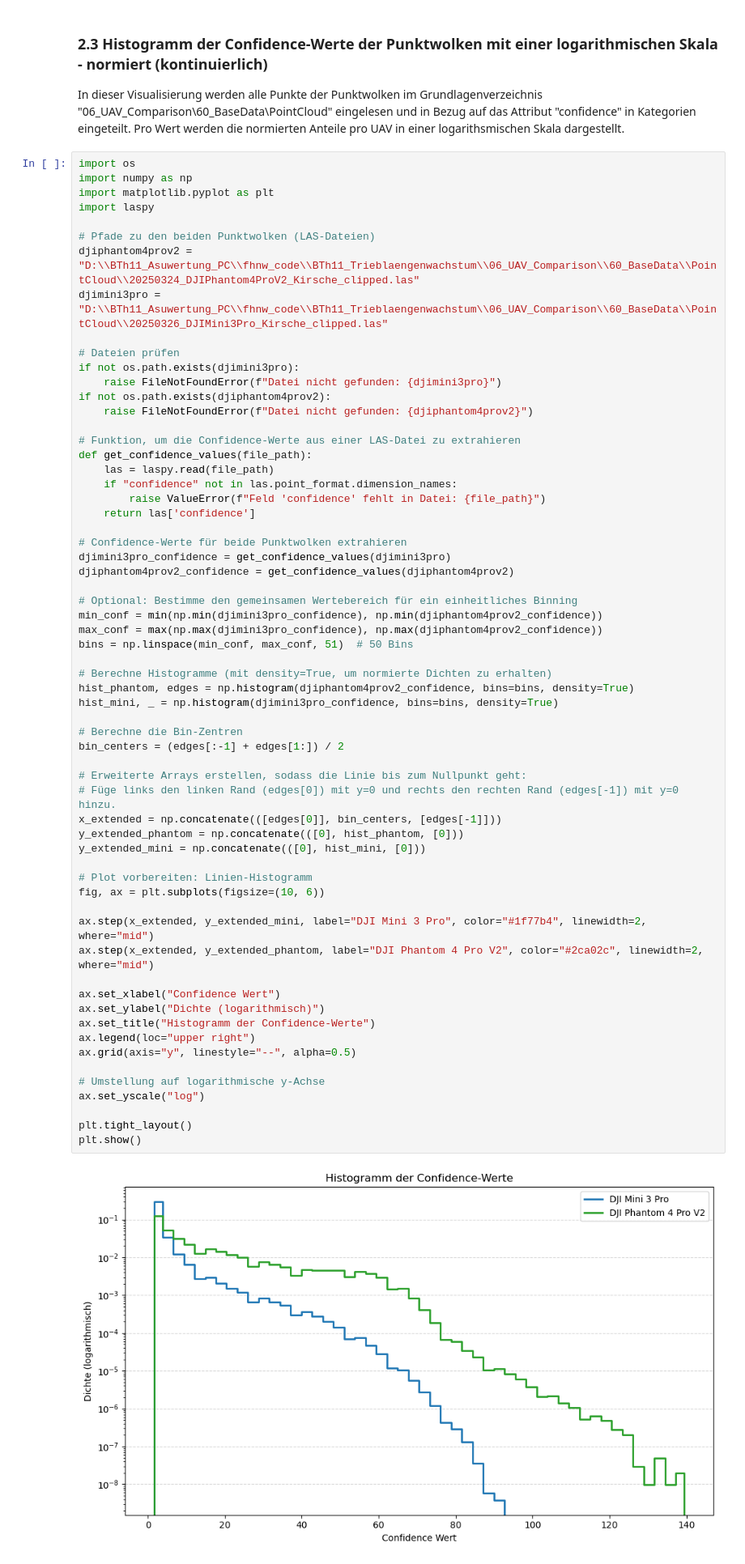
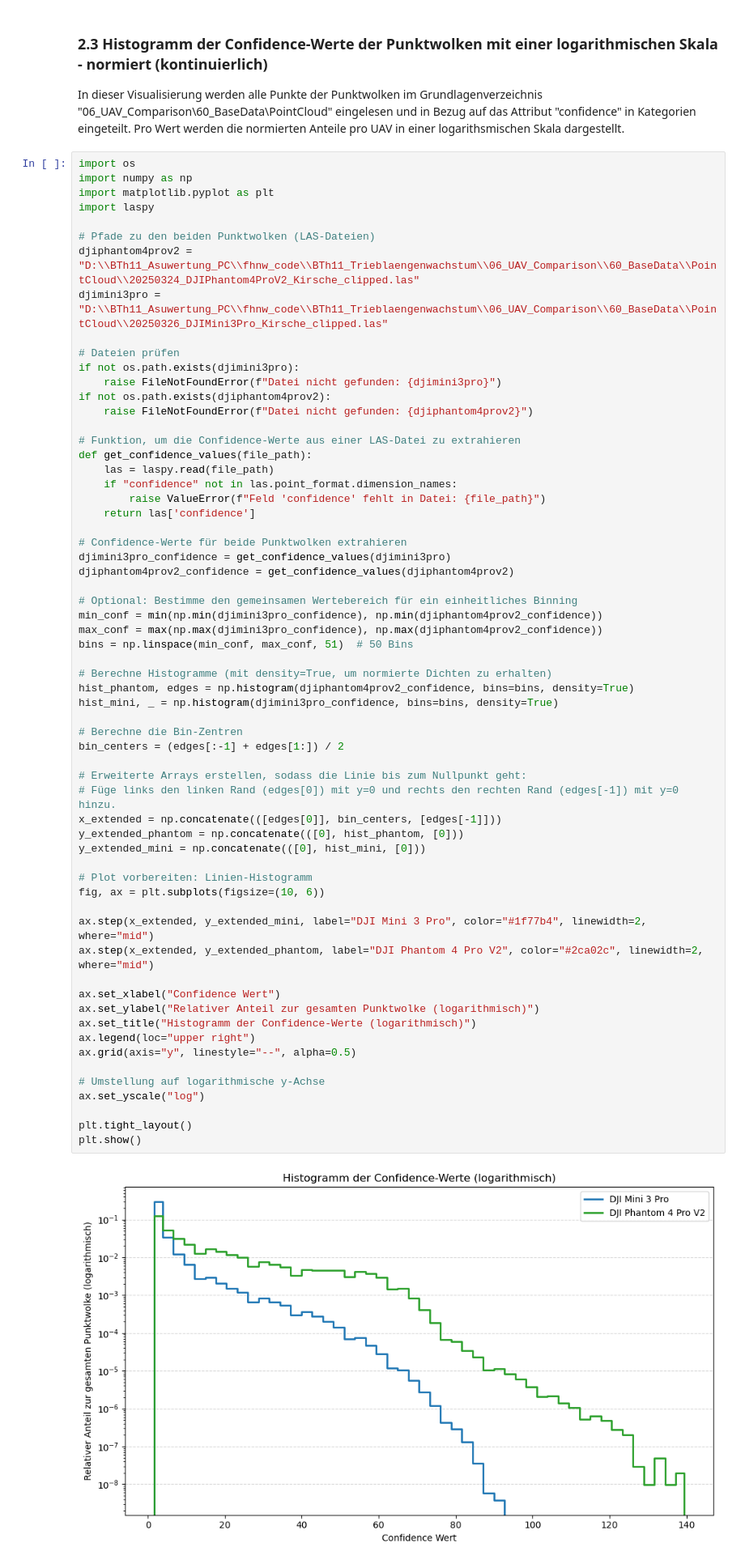
Before and after one commit to naamp/BTh11_Trieblaengenwachstum, a Jupyter notebook: 06_UAV_Comparison/06_B_UAV_Comparison_PointCloud_Confidence.ipynb, the cells around one changed output. Shown: that part at 81% size. Cells and saved outputs as stored; diff of their text form.

```diff
--- a/06_UAV_Comparison/06_B_UAV_Comparison_PointCloud_Confidence.ipynb
+++ b/06_UAV_Comparison/06_B_UAV_Comparison_PointCloud_Confidence.ipynb
@@ -279,33 +279,33 @@ bins = np.linspace(min_conf, max_conf, 51)  # 50 Bins
 
 # Berechne Histogramme (mit density=True, um normierte Dichten zu erhalten)
 hist_phantom, edges = np.histogram(djiphantom4prov2_confidence, bins=bins, density=True)
 hist_mini, _ = np.histogram(djimini3pro_confidence, bins=bins, density=True)
 
 # Berechne die Bin-Zentren
 bin_centers = (edges[:-1] + edges[1:]) / 2
 
 # Erweiterte Arrays erstellen, sodass die Linie bis zum Nullpunkt geht:
 # Füge links den linken Rand (edges[0]) mit y=0 und rechts den rechten Rand (edges[-1]) mit y=0 hinzu.
 x_extended = np.concatenate(([edges[0]], bin_centers, [edges[-1]]))
 y_extended_phantom = np.concatenate(([0], hist_phantom, [0]))
 y_extended_mini = np.concatenate(([0], hist_mini, [0]))
 
 # Plot vorbereiten: Linien-Histogramm
 fig, ax = plt.subplots(figsize=(10, 6))
 
 ax.step(x_extended, y_extended_mini, label="DJI Mini 3 Pro", color="#1f77b4", linewidth=2, where="mid")
 ax.step(x_extended, y_extended_phantom, label="DJI Phantom 4 Pro V2", color="#2ca02c", linewidth=2, where="mid")
 
 ax.set_xlabel("Confidence Wert")
-ax.set_ylabel("Dichte (logarithmisch)")
-ax.set_title("Histogramm der Confidence-Werte")
+ax.set_ylabel("Relativer Anteil zur gesamten Punktwolke (logarithmisch)")
+ax.set_title("Histogramm der Confidence-Werte (logarithmisch)")
 ax.legend(loc="upper right")
 ax.grid(axis="y", linestyle="--", alpha=0.5)
 
 # Umstellung auf logarithmische y-Achse
 ax.set_yscale("log")
 
 plt.tight_layout()
 plt.show()
 # %% [output]
-[figure, old version]
+[figure, new version]
```
Also changed, not shown: parts of 6 cells of this notebook, 18 other files.
